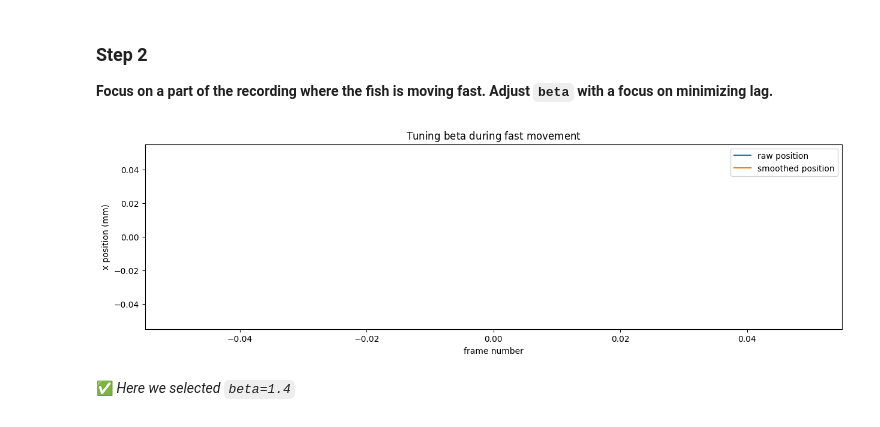
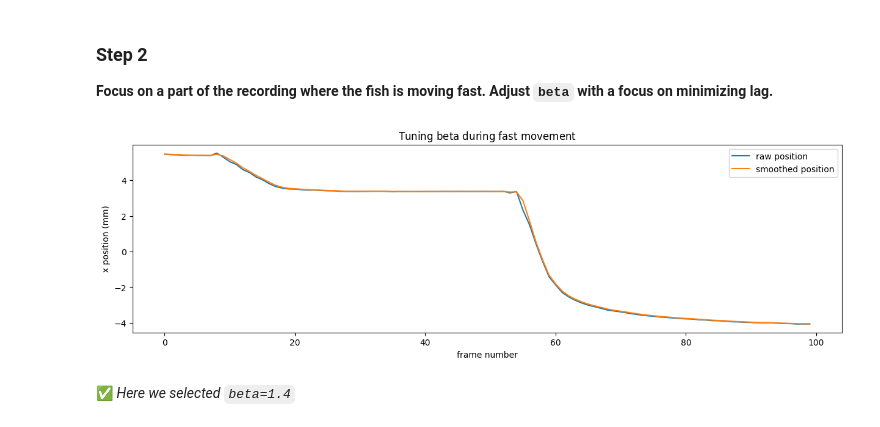
Before and after one commit to orger-lab/megabouts, a Jupyter notebook: docs/source/notebooks/tutorial_Traj_Preprocessing.ipynb, the cells around one changed output. Drawn from its saved outputs; the diff is of its cells as text; code cells hidden in the pictures.

```diff
--- a/docs/source/notebooks/tutorial_Traj_Preprocessing.ipynb
+++ b/docs/source/notebooks/tutorial_Traj_Preprocessing.ipynb
@@ -144,20 +140,20 @@ plt.show()
 
 **Focus on a part of the recording where the fish is moving fast. Adjust `beta` with a focus on minimizing lag.**
 # %%
-IdSt = 83600
-Duration = 500
+IdSt = 2300
+Duration = 100
 
 x = traj.x
 x_smooth = TrajPreprocessing.one_euro_filter(x,freq_cutoff_min=8,beta=1.4,rate=tracking_cfg.fps)
 
 fig,ax = plt.subplots(1,1,figsize=(15,4),sharex=True)
 ax.set_title('Tuning '+ r'$\text{beta}$'+ ' during fast movement')
 ax.plot(x[IdSt:IdSt+Duration],label='raw position')
 ax.plot(x_smooth[IdSt:IdSt+Duration],label='smoothed position')
 ax.set(xlabel='frame number',ylabel='x position (mm)')
 ax.legend()
 plt.show()
 # %% [output]
-[figure, old version]
+[figure, new version]
 # %% [markdown]
 &#x2705;	*Here we selected `beta=1.4`*
```
Also changed, not shown: parts of 3 cells of this notebook, 12 other files.
